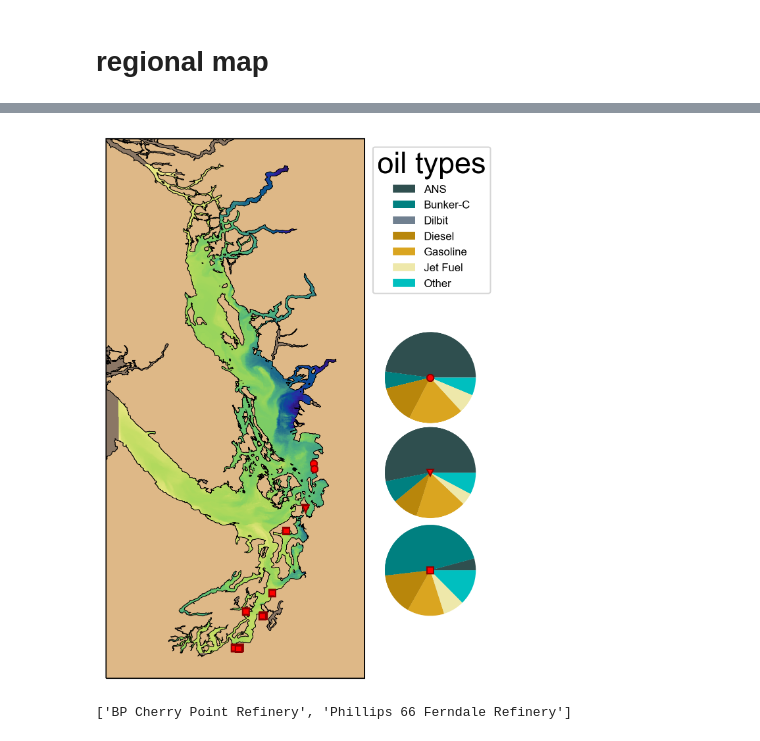
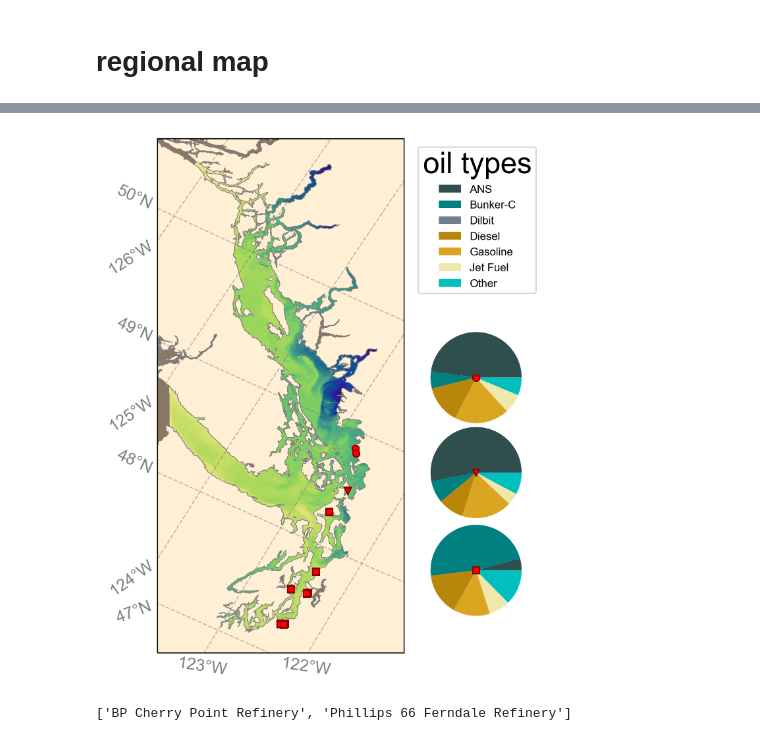
Before and after one commit to MIDOSS/analysis-rachael, a Jupyter notebook: notebooks/JGR/Figure4_OilTypeDistribution.ipynb, the cells around one changed output, grey strips where cells are left out. Cells and saved outputs as stored; diff of their text form; code cells hidden in the pictures.

```diff
--- a/notebooks/JGR/Figure4_OilTypeDistribution.ipynb
+++ b/notebooks/JGR/Figure4_OilTypeDistribution.ipynb
@@ -302,6 +309,9 @@ for region in regions:
     #combined_byRegion[region]=combined_byRegion[region]*gallons_to_liters
 # %%
 import cmocean.cm
+import matplotlib.ticker as mticker
+from cartopy.mpl.gridliner import LONGITUDE_FORMATTER, LATITUDE_FORMATTER
+
 lat={}
 lat['whatcom'] = 48.88
 lat['anacortes']=48.2
@@ -319,11 +329,20 @@ plain_crs = cartopy.crs.PlateCarree()
 fig,ax = plt.subplots(
     1, 1, figsize=(12, 6), subplot_kw={"projection": rotated_crs, "facecolor": "#8b7765"}
 )
-ax.add_feature(feature.GSHHSFeature('full', edgecolor='k', linewidth = 0.5, facecolor='burlywood'))
+ax.add_feature(feature.GSHHSFeature('full', edgecolor='grey', linewidth = 0.5, facecolor='papayawhip'))
 quad_mesh = ax.pcolormesh(
     georef.longitude, georef.latitude, salinity, transform=plain_crs, cmap=cmocean.cm.haline, shading="auto"
 )
-
+gl = ax.gridlines(linestyle="--", color='gray', alpha=0.5, draw_labels=True, dms=True, x_inline=False, y_inline=False)
+# ax.gridlines(draw_labels=True, dms=True, x_inline=False, y_inline=False)
+gl.top_labels, gl.right_labels = False, False
+gl.xlocator = mticker.FixedLocator([-126, -125, -124, -123, -122])
+gl.ylocator = mticker.FixedLocator([47,48,49,50])
+gl.xformatter = LONGITUDE_FORMATTER
+gl.yformatter = LATITUDE_FORMATTER
+gl.xlabel_style = {'size': 12, 'color': 'gray'}
+gl.ylabel_style = {'size': 12, 'color': 'gray'}
+#gl.xlabel_style = {'color': 'red', 'weight': 'bold'}
 
 # calculate location of marine terminal within graphic window
 scale = 1.2
@@ -393,34 +412,34 @@ ax_puget.plot(
     markeredgecolor=markeredge_color,
     markersize=5
 )
 
 # plot anacortes terminal locations and legend marker
 ax.plot(
     anacortes_fac_df.DockLongNumber,
     anacortes_fac_df.DockLatNumber,
     'v',
     color=marker_color,
     markeredgecolor=markeredge_color,
     markersize=5,
     transform=plain_crs
 )
 
 ax_anacortes.plot(
     0,0,
     'v',
     color=marker_color,
     markeredgecolor=markeredge_color,
     markersize=5
 )
 
 #ax_north.bar(oil_types, 1e1* numpy.ones(7), width = 1)
 fig.canvas.draw()
 fig.tight_layout()
 
 plt.savefig(graphics_directory/'Figure4_MuellerEtAl_JGR-O_map.png')
 plt.show()
 # %% [output]
-[figure, old version]
+[figure, new version]
 # %%
 whatcom_fac_df['FacilityName'].to_list()
 # %% [output]
```
Also changed, not shown: parts of 1 cell of this notebook.
